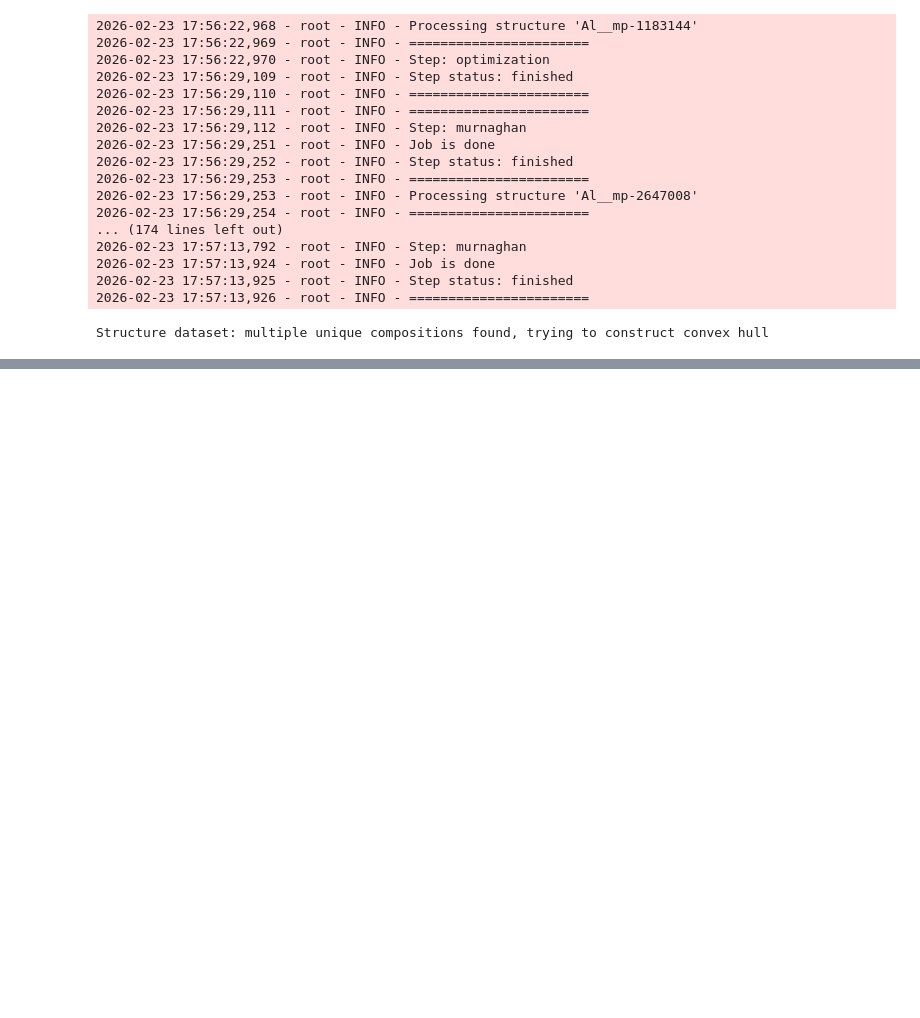
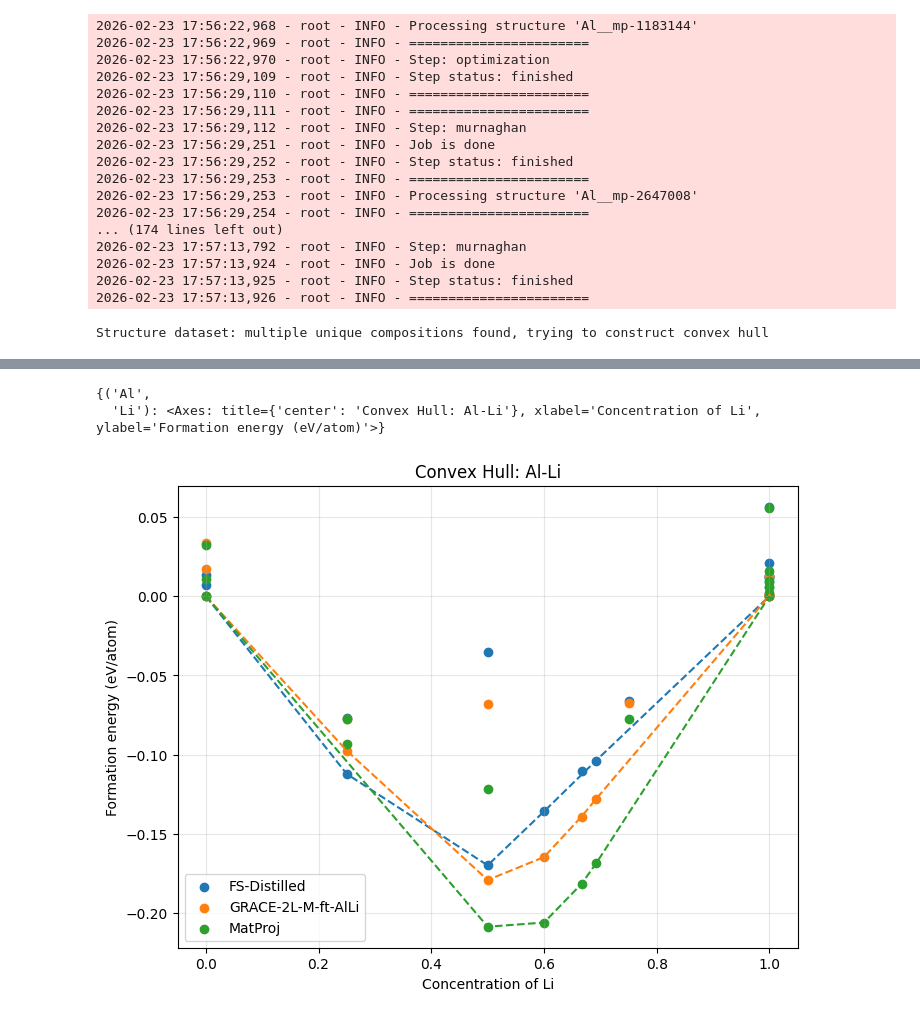
Before and after one commit to ICAMS/grace-tutorial, a Jupyter notebook: 3-foundation-models/3b-distillation/validate.ipynb, the cells around one changed output, grey strips where cells are left out. Cells and saved outputs as stored; diff of their text form; code cells hidden in the pictures; blank space fills up the shorter version.

```diff
--- a/3-foundation-models/3b-distillation/validate.ipynb
+++ b/3-foundation-models/3b-distillation/validate.ipynb
@@ -148,0 +130,10 @@ plot_convex_hull({
+# %%
+plot_convex_hull({
+    "FS-Distilled":df,
+    "GRACE-2L-M-ft-AlLi":df_ft,
+      "MatProj":ref_df
+})
+# %% [output]
+{('Al',
+  'Li'): <Axes: title={'center': 'Convex Hull: Al-Li'}, xlabel='Concentration of Li', ylabel='Formation energy (eV/atom)'>}
+[figure, added]
```
Also changed, not shown: parts of 5 cells of this notebook, 4 other files.
